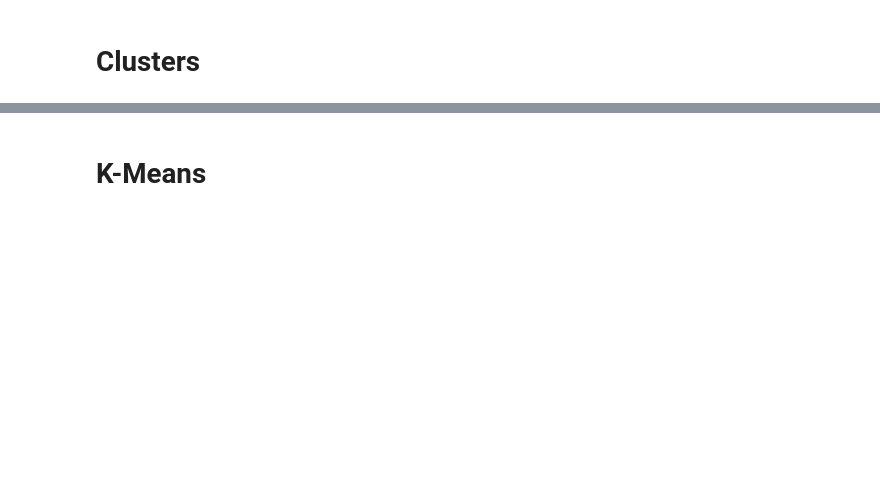
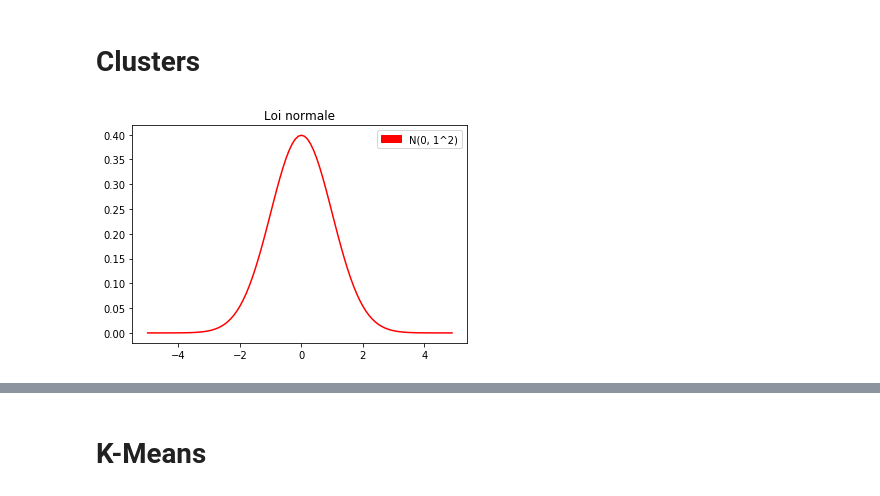
Before and after one commit to ClementLalanne/IPT-K-Means, a Jupyter notebook: exemples.ipynb, the cells around one changed output, grey strips where cells are left out. Saved outputs shown, nothing was run; the diff lists cells and outputs as text; code cells hidden in the pictures; blank space fills up the shorter version.

```diff
--- a/exemples.ipynb
+++ b/exemples.ipynb
@@ -121,2 +121,14 @@ plt.show()
 # %% [markdown]
 # Clusters
+# %%
+#Pour expliquer comment nous allons générer des clusters nous avons besoin de notion de loi normale.
+#f(x) = \frac{1}{\sigma \sqrt{2 \pi}} \exp{-\frac{1}{2} (\frac{x - \mu}{\sigma})^2}
+x = 1. / 10 *np.arange(100.) - 5
+normal = 1./(1 * np.sqrt(2*np.pi)) * np.exp(-1./2 * (x - 0)**2 / (1)**2)
+plt.plot(x, normal, 'red')
+plt.title("Loi normale")
+red_patch = mpatches.Patch(color='red', label='N(0, 1^2)')
+plt.legend(handles=[red_patch])
+plt.show()
+# %% [output]
+[figure, added]
```
Also changed, not shown: parts of 23 cells of this notebook, 1 other file.
